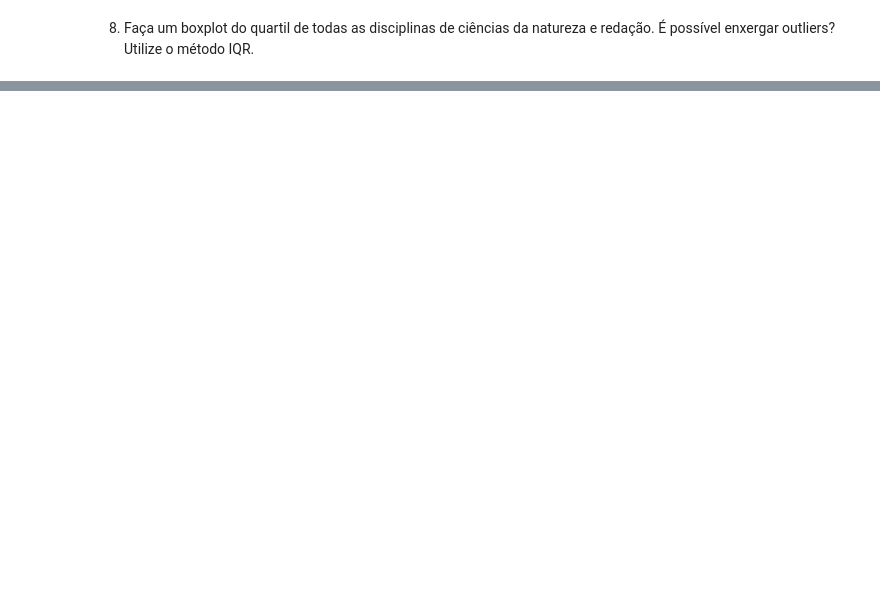
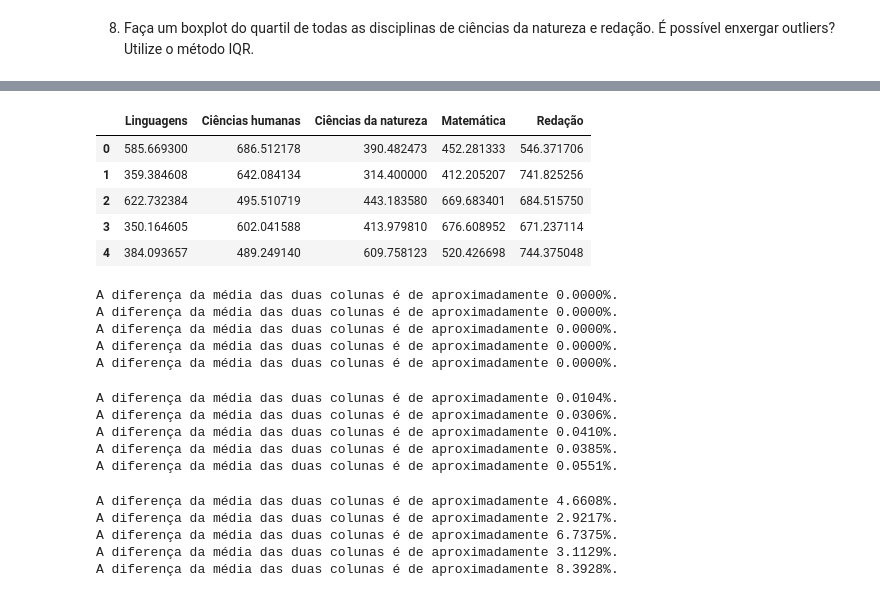
Before and after one commit to juh-rr/exercicio-estatistica, a Jupyter notebook: questoes.ipynb, the cells around one changed output, grey strips where cells are left out. Cells and saved outputs as stored; diff of their text form; code cells hidden in the pictures; blank space fills up the shorter version.

```diff
--- a/questoes.ipynb
+++ b/questoes.ipynb
@@ -279,0 +446,2 @@ menos a média geral e o desvio padrão
+# %%
+enem_substituicao_moda = enem_json.drop(columns=["Sexo"])
@@ -279,0 +502,9 @@ menos a média geral e o desvio padrão
+# %%
+enem_substituicao_moda.head()
+# %% [output]
+|  | Linguagens | Ciências humanas | Ciências da natureza | Matemática | Redação |
+| 0 | 585.669300 | 686.512178 | 390.482473 | 452.281333 | 546.371706 |
+| 1 | 359.384608 | 642.084134 | 314.400000 | 412.205207 | 741.825256 |
+| 2 | 622.732384 | 495.510719 | 443.183580 | 669.683401 | 684.515750 |
+| 3 | 350.164605 | 602.041588 | 413.979810 | 676.608952 | 671.237114 |
+| 4 | 384.093657 | 489.249140 | 609.758123 | 520.426698 | 744.375048 |
@@ -279,0 +519,24 @@ menos a média geral e o desvio padrão
+# %%
+porcentagem_diferenca_colunas(enem_substituicao_medias, enem_json)
+# %% [output]
+A diferença da média das duas colunas é de aproximadamente 0.0000%.
+A diferença da média das duas colunas é de aproximadamente 0.0000%.
+A diferença da média das duas colunas é de aproximadamente 0.0000%.
+A diferença da média das duas colunas é de aproximadamente 0.0000%.
+A diferença da média das duas colunas é de aproximadamente 0.0000%.
+# %%
+porcentagem_diferenca_colunas(enem_substituicao_mediana, enem_json)
+# %% [output]
+A diferença da média das duas colunas é de aproximadamente 0.0104%.
+A diferença da média das duas colunas é de aproximadamente 0.0306%.
+A diferença da média das duas colunas é de aproximadamente 0.0410%.
+A diferença da média das duas colunas é de aproximadamente 0.0385%.
+A diferença da média das duas colunas é de aproximadamente 0.0551%.
+# %%
+porcentagem_diferenca_colunas(enem_substituicao_moda, enem_json)
+# %% [output]
+A diferença da média das duas colunas é de aproximadamente 4.6608%.
+A diferença da média das duas colunas é de aproximadamente 2.9217%.
+A diferença da média das duas colunas é de aproximadamente 6.7375%.
+A diferença da média das duas colunas é de aproximadamente 3.1129%.
+A diferença da média das duas colunas é de aproximadamente 8.3928%.
```
Also changed, not shown: parts of 46 cells of this notebook.
